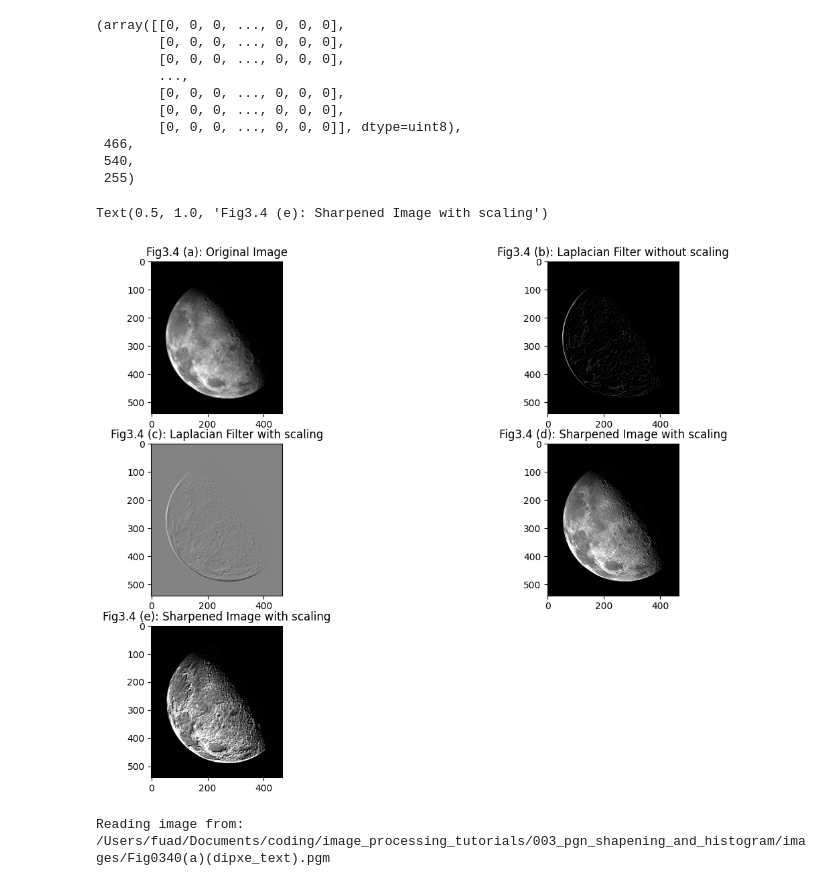
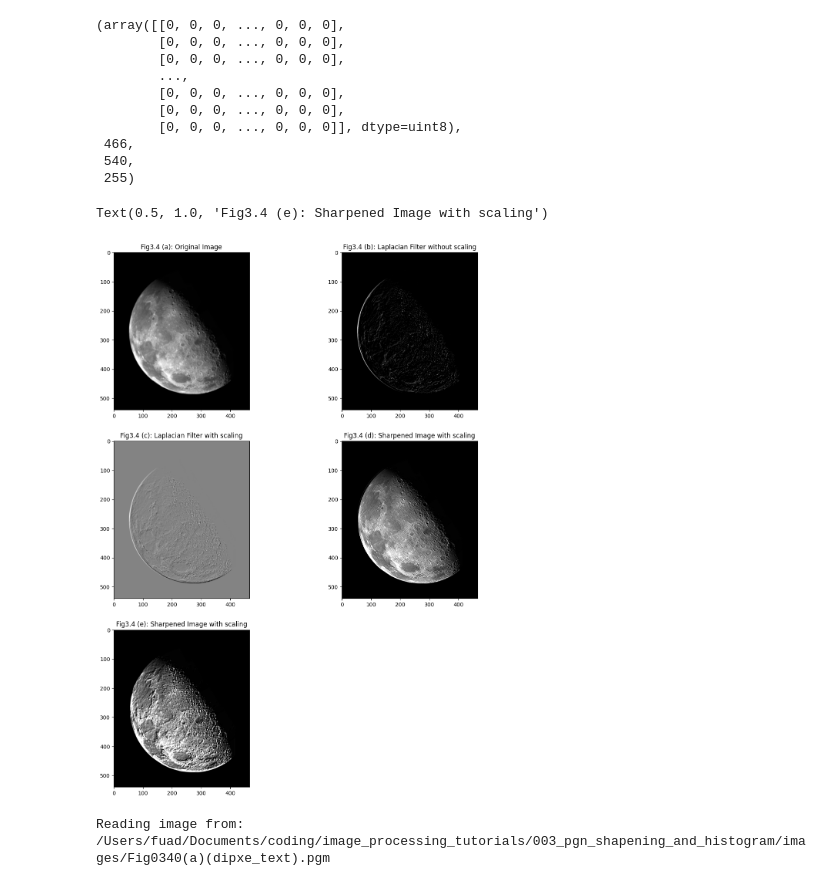
Before and after one commit to fouad1233/image_processing_tutorials, a Jupyter notebook: 003_pgn_shapening_and_histogram/main.ipynb, the cells around one changed output. Drawn from its saved outputs; the diff is of its cells as text; code cells hidden in the pictures.

```diff
--- a/003_pgn_shapening_and_histogram/main.ipynb
+++ b/003_pgn_shapening_and_histogram/main.ipynb
@@ -38,30 +38,30 @@ laplacian_filter_1 = np.array([[1, 1, 1],
 laplacian_image_without_scaling_1 = fig_03_38_analyzer.myImageCorrelation(laplacian_filter_1)
 sharp_image_1 = np.clip(fig_03_38_analyzer.get_image_array() - laplacian_image_without_scaling_1, 0, 255)
 # %%
-plt.figure(figsize=(14, 10))
+plt.figure(figsize=(14, 18))
 
 plt.subplot(3, 2, 1)
 plt.imshow(fig_03_38_analyzer.get_image_array(), cmap='gray', vmin=0, vmax=255)
 plt.title('Fig3.4 (a): Original Image')
 
 plt.subplot(3, 2, 2)
 plt.imshow(laplacian_image_without_scaling, cmap='gray', vmin=0, vmax=255)
 plt.title('Fig3.4 (b): Laplacian Filter without scaling')
 
 plt.subplot(3, 2, 3)
 plt.imshow(laplacian_image_scaled, cmap='gray', vmin=0, vmax=255)
 plt.title('Fig3.4 (c): Laplacian Filter with scaling')
 
 plt.subplot(3, 2, 4)
 plt.imshow(sharp_image, cmap='gray', vmin=0, vmax=255)
 plt.title('Fig3.4 (d): Sharpened Image with scaling')
 
 plt.subplot(3, 2, 5)
 plt.imshow(sharp_image_1, cmap='gray', vmin=0, vmax=255)
 plt.title('Fig3.4 (e): Sharpened Image with scaling')
 # %% [output]
 Text(0.5, 1.0, 'Fig3.4 (e): Sharpened Image with scaling')
-[figure, old version]
+[figure, new version]
 # %%
 fig_03_40_path = images_dir+'Fig0340(a)(dipxe_text).pgm'
 
```
Also changed, not shown: parts of 1 cell of this notebook.
